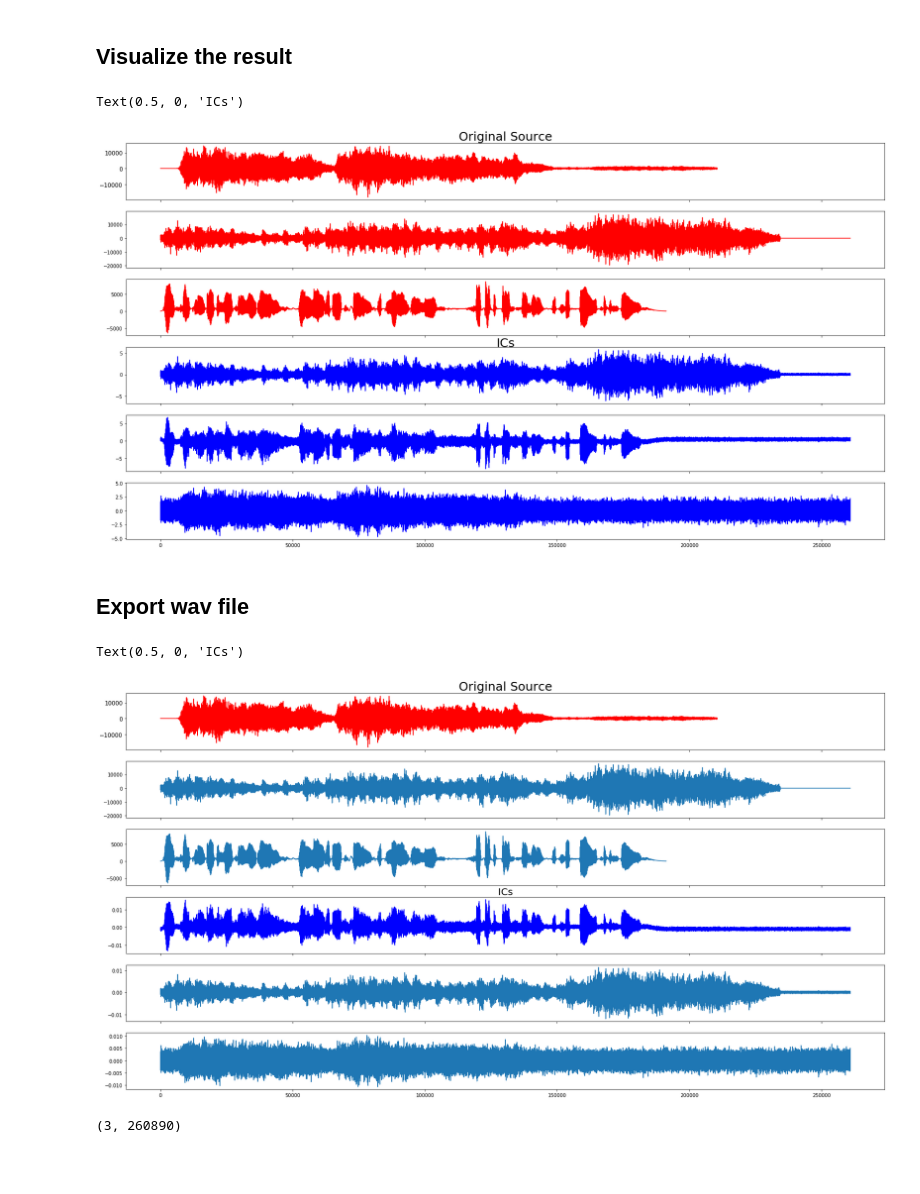
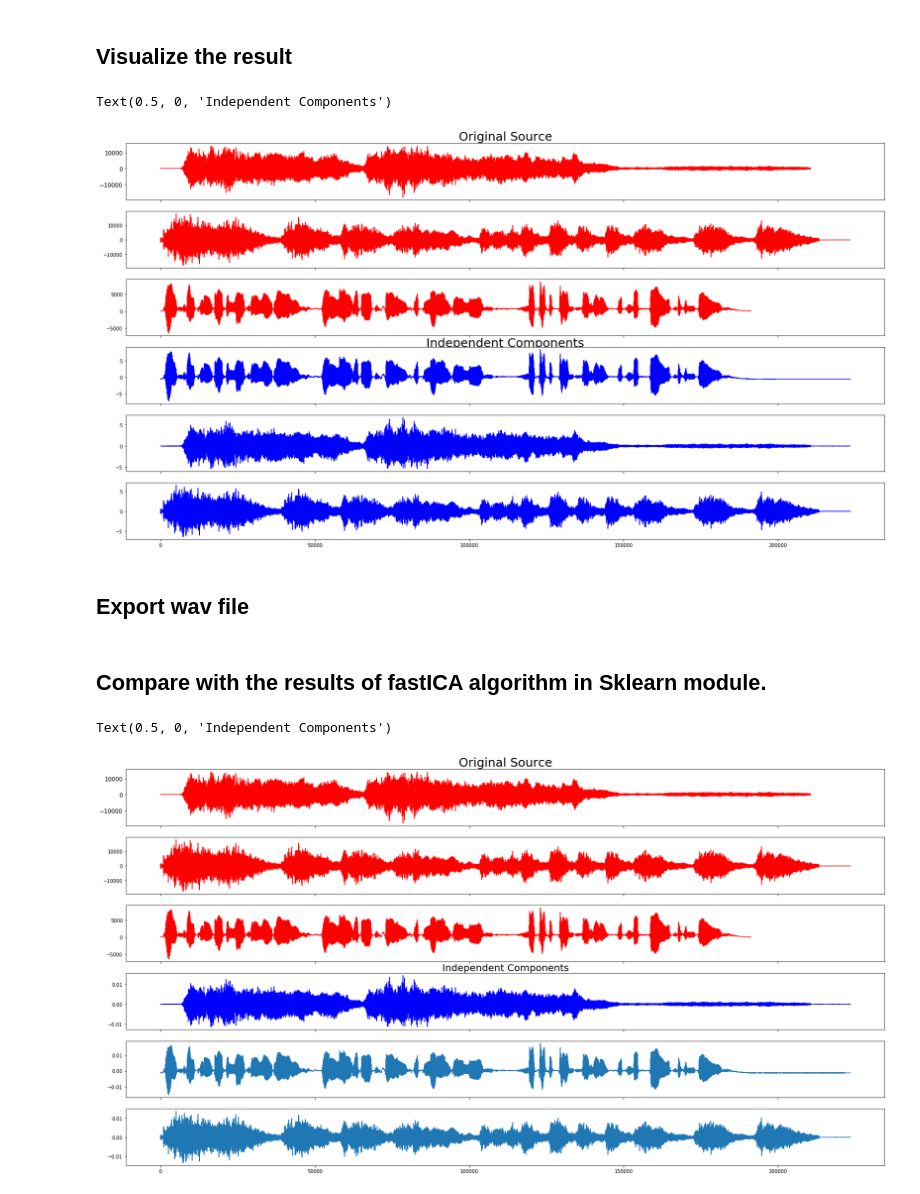
Before and after one commit to JVN2019/ICA_Linear_Report, a Jupyter notebook: Fast ICA for Audio.ipynb, the cells around one changed output. Drawn from its saved outputs; the diff is of its cells as text; code cells hidden in the pictures; blank space fills up the shorter version.

```diff
--- a/Fast ICA for Audio.ipynb
+++ b/Fast ICA for Audio.ipynb
@@ -12,24 +28,23 @@ np.random.seed(42)
 ## Import data
 # %%
 SR1, source1 = wavfile.read('beet.wav')
-SR2, source2 = wavfile.read('beet9.wav')
+SR2, source2 = wavfile.read('beet92.wav')
 SR3, source3 = wavfile.read('mike.wav')
 MSR1, mix_source1 = wavfile.read('mixing1.wav')
 MSR2, mix_source2 = wavfile.read('mixing2.wav')
 MSR3, mix_source3 = wavfile.read('mixing3.wav')
-n_samples=mix_source1.shape[0]
-noise1 = 1.5*np.random.normal(loc=0.0,scale=1000, size=n_samples)
-noise2 = 0.7*np.random.normal(loc=0.0, size=n_samples)
-noise3 = 2.1*np.random.normal(loc=0.0, size=n_samples)
 Source=np.asarray([source1,source2,source3])
-X_=np.asarray([mix_source1+noise1,mix_source2,mix_source3])
+X=np.asarray([mix_source1,mix_source2,mix_source3])
+fig, ax = plt.subplots(6, 1, figsize=[18, 14], sharex=True)
+ax[0].plot(source1)
+ax[1].plot(source2)
+ax[2].plot(source3)
+ax[3].plot(X[0])
+ax[4].plot(X[1])
+ax[5].plot(X[2])
+ax[3].set_title('Mixing Source', fontsize=20)
+ax[0].set_title('Original Source', fontsize=15)
+ax[0].tick_params(labelsize=12)
 
-fig, ax = plt.subplots(2, 1, figsize=[18, 5], sharex=True)
-for i in range(len(Source)):
-    ax[0].plot(Source[i])
-ax[1].plot(X_[0])
-ax[0].set_title('Original Source', fontsize=25)
-ax[0].tick_params(labelsize=12)
-ax[1].set_xlabel('Sample number', fontsize=20)
 plt.show()
 # %% [output]
@@ -81,7 +80,7 @@ Goals of this step are:
 \begin{equation}\text{E is orthogonal matrix of eigenvector of covariance matrix}\end{equation}
 \begin{equation}\text{D is diagonal matrix of eigenvalue of covariance matrix}\end{equation}
 # %%
-def white(X):
+def whiten(X):
 #Calculate covariance matrix of X
     covariance=np.cov(X)
 #Calculate eigenvalue and eigenvector
@@ -90,5 +89,3 @@ def white(X):
 #Whiten data
     x_white=np.dot(E,np.dot(np.sqrt(np.linalg.inv(D)),np.dot(E.T,X)))
     return x_white
-X_white=white(X_center)
-print(X_white)
@@ -102,3 +92,6 @@ print(X_white)
+# %%
+X_center=center(X)
+X_white=whiten(X_center)
 # %%
 #Check data after preprocessing
 print(np.round(np.cov(X_white)))
@@ -168,29 +161,31 @@ def Fastica(X, iterations,n_components=-1, tolerance=1e-5):
 
     return S
 # %%
-Estimate_S=Fastica(X_white,n_components=3,iterations=1000)
+Estimate_S=Fastica(X_white,n_components=3,iterations=10000)
 # %% [markdown]
 ## Visualize the result
 # %%
 fig, ax = plt.subplots(6, 1, figsize=[28, 15], sharex=True)
 ax[0].plot(source1,color='red')
 ax[1].plot(source2,color='red')
 ax[2].plot(source3,color='red')
 ax[0].set_title('Original Source', fontsize=25)
 ax[0].tick_params(labelsize=12)
 ax[3].plot(Estimate_S[0],color='blue')
 ax[4].plot(Estimate_S[1],color='blue')
 ax[5].plot(Estimate_S[2],color='blue')
-ax[2].set_xlabel('ICs', fontsize=25)
+ax[2].set_xlabel('Independent Components', fontsize=25)
 # %% [output]
-Text(0.5, 0, 'ICs')
+Text(0.5, 0, 'Independent Components')
-[figure, old version]
+[figure, new version]
 # %% [markdown]
 ## Export wav file
 # %%
 wavfile.write('out1.wav', SR1, Estimate_S[0])
 wavfile.write('out2.wav', SR1, Estimate_S[1])
 wavfile.write('out3.wav', SR1, Estimate_S[2])
+# %% [markdown]
+## Compare with the results of fastICA algorithm in Sklearn module.
 # %%
 from sklearn.decomposition import FastICA
 ica = FastICA(n_components=3,algorithm='deflation',max_iter=1000)
@@ -200,14 +195,14 @@ S_=S_.T
 # %%
 fig, ax = plt.subplots(6, 1, figsize=[28, 15], sharex=True)
 ax[0].plot(source1,color='red')
-ax[1].plot(source2)
-ax[2].plot(source3)
+ax[1].plot(source2,color='red')
+ax[2].plot(source3,color='red')
 ax[0].set_title('Original Source', fontsize=25)
 ax[0].tick_params(labelsize=12)
 ax[3].plot(S_[0],color='blue')
 ax[4].plot(S_[1])
 ax[5].plot(S_[2])
-ax[2].set_xlabel('ICs', fontsize=20)
+ax[2].set_xlabel('Independent Components', fontsize=20)
 # %% [output]
-Text(0.5, 0, 'ICs')
+Text(0.5, 0, 'Independent Components')
-[figure, old version]
+[figure, new version]
@@ -278,4 +208,0 @@ def fastica_symetric(X, g_func=logcosh, tolerance=1e-04, max_iter=1000):
-# %%
-X_white.shape
-# %% [output]
-(3, 260890)
```
Also changed, not shown: parts of 15 cells of this notebook, 8 other files.
